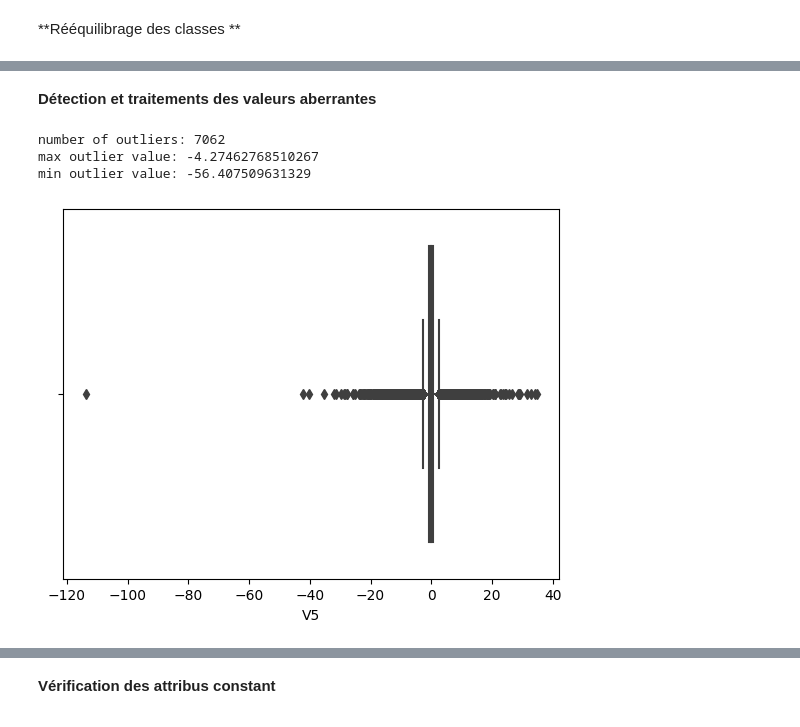
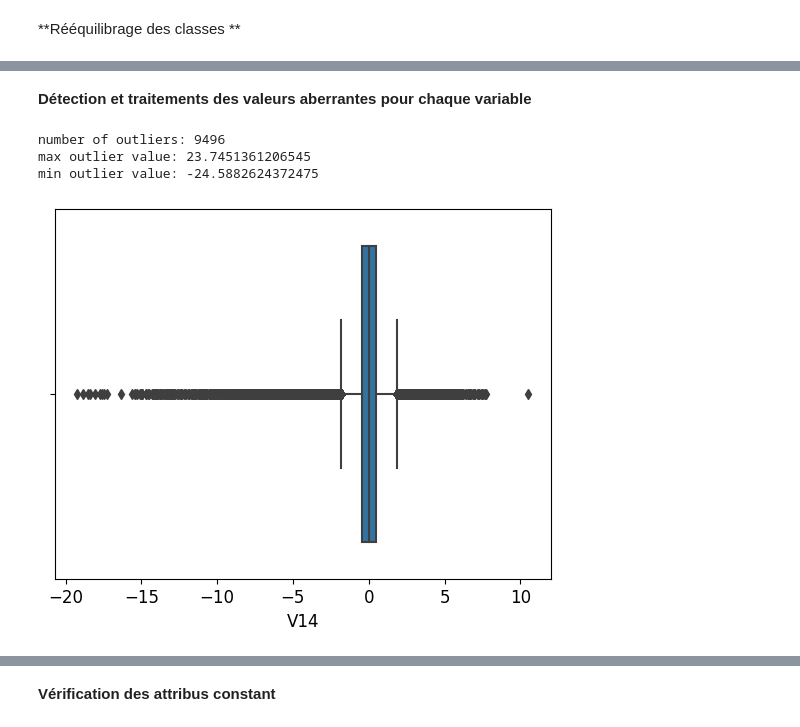
Before and after one commit to hamel-amir/Projet_Machine_learning, a Jupyter notebook: Copie_de_CreditCard.ipynb, the cells around one changed output, grey strips where cells are left out. Saved outputs shown, nothing was run; the diff lists cells and outputs as text; code cells hidden in the pictures.

```diff
--- a/Copie_de_CreditCard.ipynb
+++ b/Copie_de_CreditCard.ipynb
@@ -155,6 +161,6 @@ Requirement already satisfied: scipy>=1.3.2 in /usr/local/lib/python3.9/dist-pac
 Requirement already satisfied: joblib>=1.1.1 in /usr/local/lib/python3.9/dist-packages (from imbalanced-learn) (1.1.1)
 # %% [markdown]
-**Détection et traitements des valeurs aberrantes**
+**Détection et traitements des valeurs aberrantes pour chaque variable**
 # %%
 def find_outliers_IQR(df):
    q1=df.quantile(0.25)
@@ -167,23 +173,24 @@ def find_outliers_IQR(df):
 
    return outliers
 
-outliers=find_outliers_IQR(df['V1'])
+# passer une variable en parametre de la fonction
+outliers=find_outliers_IQR(df['V10'])
 print("number of outliers: "+ str(len(outliers)))
 
 print("max outlier value: "+ str(outliers.max()))
 
 print("min outlier value: "+ str(outliers.min()))
 # %% [output]
-number of outliers: 7062
-max outlier value: -4.27462768510267
-min outlier value: -56.407509631329
+number of outliers: 9496
+max outlier value: 23.7451361206545
+min outlier value: -24.5882624372475
 # %%
 #plt.figure(figsize=(20,8));
 import seaborn as snb
 def Box_plot(column):
   snb.boxplot(x= df[column]);
 
-Box_plot(df.columns[5])
+Box_plot(df.columns[14])
 # %% [output]
-[figure, old version]
+[figure, new version]
 # %%
```
Also changed, not shown: parts of 33 cells of this notebook.
